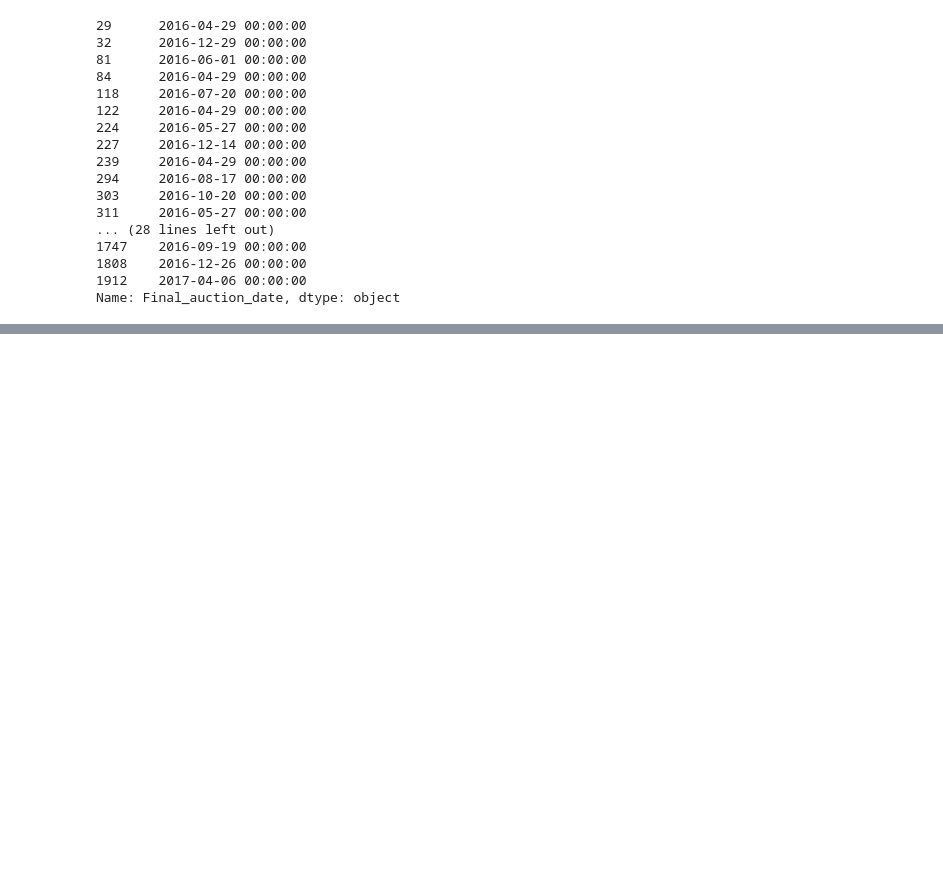
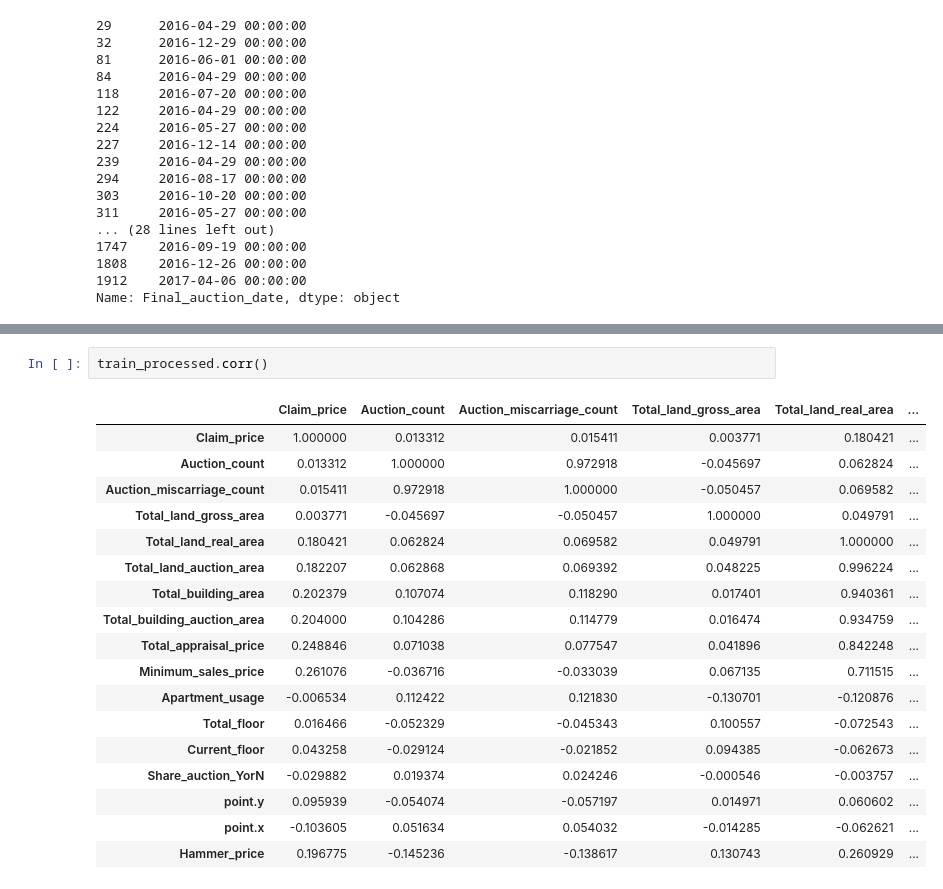
Before and after one commit to Sejong-Kaggle-Challengers-2nd/Cho-D-YoungRae, a Jupyter notebook: 3/1_직접구현.ipynb, the cells around one changed output, grey strips where cells are left out. Cells and saved outputs as stored; diff of their text form; blank space fills up the shorter version.

```diff
--- a/3/1_직접구현.ipynb
+++ b/3/1_직접구현.ipynb
@@ -422,0 +524,21 @@ Name: Preserve_regist_date, dtype: object
+# %%
+train_processed.corr()
+# %% [output]
+|  | Claim_price | Auction_count | Auction_miscarriage_count | Total_land_gross_area | Total_land_real_area | ... |
+| Claim_price | 1.000000 | 0.013312 | 0.015411 | 0.003771 | 0.180421 | ... |
+| Auction_count | 0.013312 | 1.000000 | 0.972918 | -0.045697 | 0.062824 | ... |
+| Auction_miscarriage_count | 0.015411 | 0.972918 | 1.000000 | -0.050457 | 0.069582 | ... |
+| Total_land_gross_area | 0.003771 | -0.045697 | -0.050457 | 1.000000 | 0.049791 | ... |
+| Total_land_real_area | 0.180421 | 0.062824 | 0.069582 | 0.049791 | 1.000000 | ... |
+| Total_land_auction_area | 0.182207 | 0.062868 | 0.069392 | 0.048225 | 0.996224 | ... |
+| Total_building_area | 0.202379 | 0.107074 | 0.118290 | 0.017401 | 0.940361 | ... |
+| Total_building_auction_area | 0.204000 | 0.104286 | 0.114779 | 0.016474 | 0.934759 | ... |
+| Total_appraisal_price | 0.248846 | 0.071038 | 0.077547 | 0.041896 | 0.842248 | ... |
+| Minimum_sales_price | 0.261076 | -0.036716 | -0.033039 | 0.067135 | 0.711515 | ... |
+| Apartment_usage | -0.006534 | 0.112422 | 0.121830 | -0.130701 | -0.120876 | ... |
+| Total_floor | 0.016466 | -0.052329 | -0.045343 | 0.100557 | -0.072543 | ... |
+| Current_floor | 0.043258 | -0.029124 | -0.021852 | 0.094385 | -0.062673 | ... |
+| Share_auction_YorN | -0.029882 | 0.019374 | 0.024246 | -0.000546 | -0.003757 | ... |
+| point.y | 0.095939 | -0.054074 | -0.057197 | 0.014971 | 0.060602 | ... |
+| point.x | -0.103605 | 0.051634 | 0.054032 | -0.014285 | -0.062621 | ... |
+| Hammer_price | 0.196775 | -0.145236 | -0.138617 | 0.130743 | 0.260929 | ... |
```
Also changed, not shown: parts of 36 cells of this notebook, 3 other files.
